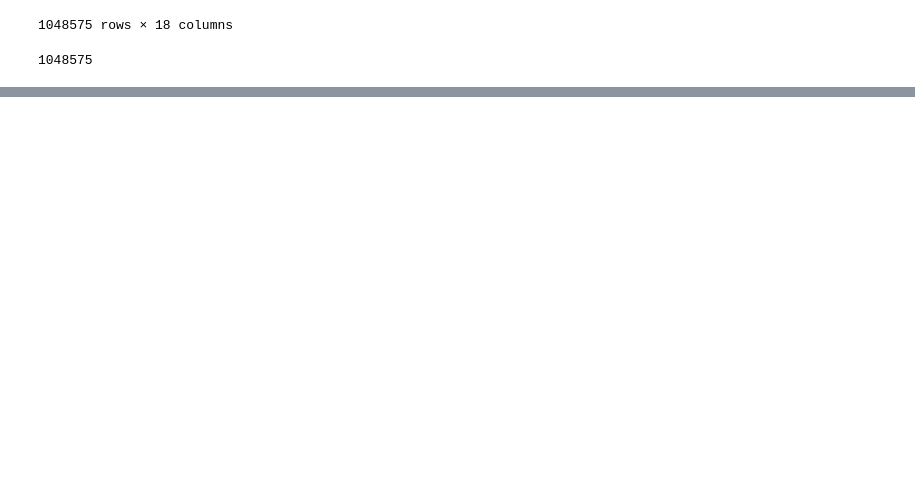
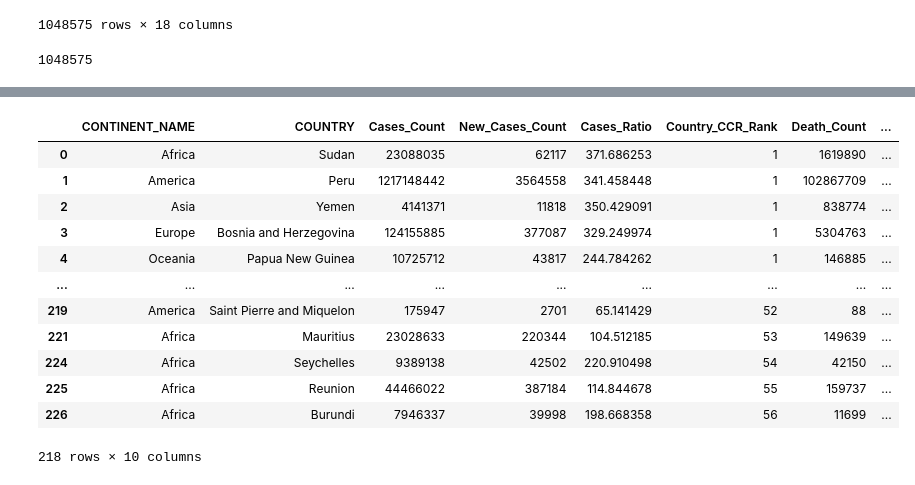
Before and after one commit to harshitplt/COVID-19-Analysis, a Jupyter notebook: CS3.ipynb, the cells around one changed output, grey strips where cells are left out. Saved outputs shown, nothing was run; the diff lists cells and outputs as text; code cells hidden in the pictures; blank space fills up the shorter version.

```diff
--- a/CS3.ipynb
+++ b/CS3.ipynb
@@ -129,0 +337,38 @@ res
+# %%
+Q2_PartA= """
+SELECT
+    CONTINENT_NAME,
+    COUNTRY,
+    SUM(PEOPLE_POSITIVE_CASES_COUNT) AS Cases_Count,
+    SUM(PEOPLE_POSITIVE_NEW_CASES_COUNT) AS New_Cases_Count,
+    ROUND(SUM(PEOPLE_POSITIVE_CASES_COUNT) * 1.0 / SUM(PEOPLE_POSITIVE_NEW_CASES_COUNT), 6) AS Cases_Ratio,
+    RANK() OVER(PARTITION BY CONTINENT_NAME ORDER BY ROUND(SUM(PEOPLE_DEATH_COUNT) * 1.0 / SUM(PEOPLE_POSITIVE_CASES_COUNT), 6)  DESC) AS Country_CCR_Rank,
+    SUM(PEOPLE_DEATH_COUNT) AS Death_Count,
+    SUM(PEOPLE_DEATH_NEW_COUNT) AS New_Death_Count,
+    ROUND(SUM(PEOPLE_DEATH_COUNT) * 1.0 / SUM(PEOPLE_DEATH_NEW_COUNT), 6) AS Death_Ratio,
+    RANK() OVER(PARTITION BY CONTINENT_NAME ORDER BY ROUND(SUM(PEOPLE_DEATH_NEW_COUNT) * 1.0 / SUM(PEOPLE_POSITIVE_NEW_CASES_COUNT), 6) DESC) AS Country_DR_Rank
+FROM
+    Big_DS
+GROUP BY
+    COUNTRY
+ORDER BY
+    Country_CCR_Rank ASC,
+    Country_DR_Rank ASC
+"""
+
+res2A = pd.read_sql(Q2_PartA, conn)
+res2A.dropna()
+# %% [output]
+|  | CONTINENT_NAME | COUNTRY | Cases_Count | New_Cases_Count | Cases_Ratio | Country_CCR_Rank | Death_Count | ... |
+| 0 | Africa | Sudan | 23088035 | 62117 | 371.686253 | 1 | 1619890 | ... |
+| 1 | America | Peru | 1217148442 | 3564558 | 341.458448 | 1 | 102867709 | ... |
+| 2 | Asia | Yemen | 4141371 | 11818 | 350.429091 | 1 | 838774 | ... |
+| 3 | Europe | Bosnia and Herzegovina | 124155885 | 377087 | 329.249974 | 1 | 5304763 | ... |
+| 4 | Oceania | Papua New Guinea | 10725712 | 43817 | 244.784262 | 1 | 146885 | ... |
+| ... | ... | ... | ... | ... | ... | ... | ... | ... |
+| 219 | America | Saint Pierre and Miquelon | 175947 | 2701 | 65.141429 | 52 | 88 | ... |
+| 221 | Africa | Mauritius | 23028633 | 220344 | 104.512185 | 53 | 149639 | ... |
+| 224 | Africa | Seychelles | 9389138 | 42502 | 220.910498 | 54 | 42150 | ... |
+| 225 | Africa | Reunion | 44466022 | 387184 | 114.844678 | 55 | 159737 | ... |
+| 226 | Africa | Burundi | 7946337 | 39998 | 198.668358 | 56 | 11699 | ... |
+218 rows × 10 columns
```
Also changed, not shown: parts of 22 cells of this notebook.
